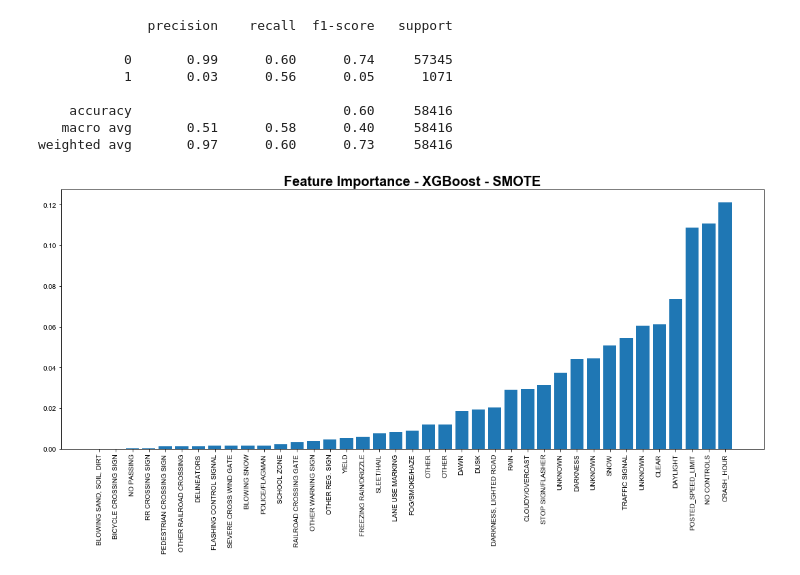
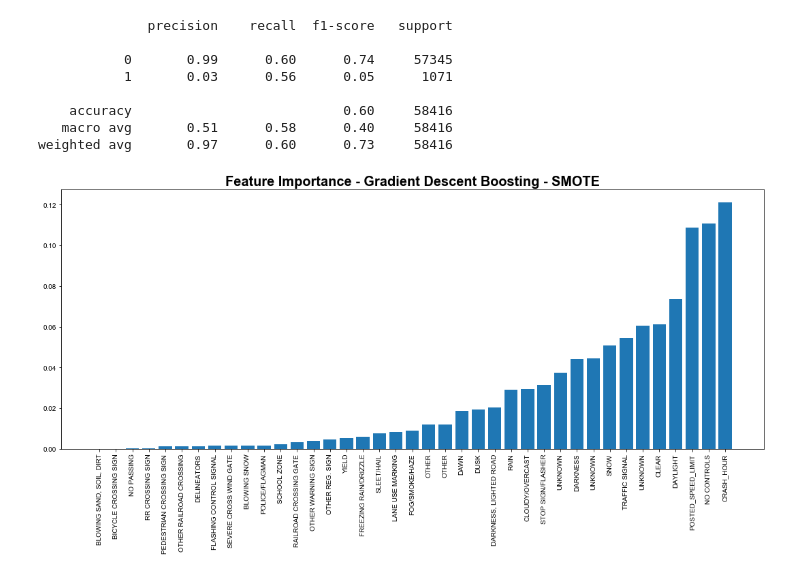
Before and after one commit to Morgan-Sell/chi-traffic-accidents, a Jupyter notebook: chi-transport-v2.ipynb, the cells around one changed output. Drawn from its saved outputs; the diff is of its cells as text; code cells hidden in the pictures.

```diff
--- a/chi-transport-v2.ipynb
+++ b/chi-transport-v2.ipynb
@@ -309,0 +453,8 @@ weighted avg       0.97      0.52      0.67     58416
+# %%
+#plt.figure(figsize=(12,6))
+#plot_importance(xgboost_scld)
+
+plt.rcParams['figure.figsize'] = (12,6)
+plot_importance(xgboost_scld)
+plt.title("Feature Importance - XGBoost w/ Oversampling", fontsize=16)
+plt.tight_layout();
@@ -361,10 +518,10 @@ print(classification_report(y_1_test, y_1_pred_xgbt))
 weighted avg       0.96      0.98      0.97     58416
 # %%
 # Gradient Boost (NO oversampler)
-xgbt_model_os = GradientBoostingClassifier(learning_rate=0.1, n_estimators=1000)
-xgbt_model_os.fit(X_1_train_os, y_1_train_os.ravel())
-y_1_pred_xgbt_os = xgbt_model_os.predict(X_1_test)
-print(classification_report(y_1_test, y_1_pred_xgbt_os))
+gdbt_model_os = GradientBoostingClassifier(learning_rate=0.1, n_estimators=1000)
+gdbt_model_os.fit(X_1_train_os, y_1_train_os.ravel())
+y_1_pred_gdbt_os = xgbt_model_os.predict(X_1_test)
+print(classification_report(y_1_test.ravel(), y_1_pred_gdbt_os))
 # %% [output]
               precision    recall  f1-score   support
 
@@ -375,18 +532,19 @@ print(classification_report(y_1_test, y_1_pred_xgbt_os))
    macro avg       0.51      0.58      0.40     58416
 weighted avg       0.97      0.60      0.73     58416
 # %%
-xgbt_os_feat_scores = pd.DataFrame({'Fraction of Samples Affected' : xgbt_model_os.feature_importances_},
+# "NO CONTROLS" is a variable of the "TRAFFIC_CONTROL_DEVICE"
+gdbt_os_feat_scores = pd.DataFrame({'Fraction of Samples Affected' : gdbt_model_os.feature_importances_},
                                    index=X_1_dum.columns)
-xgbt_os_feat_scores = xgbt_os_feat_scores.sort_values(by='Fraction of Samples Affected')
+gdbt_os_feat_scores = xgbt_os_feat_scores.sort_values(by='Fraction of Samples Affected')
 
 fig, ax = plt.subplots(figsize=(15,8))
-pos = np.arange(1, len(xgbt_os_feat_scores)+1)
-ax.bar(x=pos, height=xgbt_os_feat_scores['Fraction of Samples Affected'])
+pos = np.arange(1, len(gdbt_os_feat_scores)+1)
+ax.bar(x=pos, height=gdbt_os_feat_scores['Fraction of Samples Affected'])
 
-ax.set_title("Feature Importance - XGBoost - SMOTE", fontsize=20, fontweight='bold')
+ax.set_title("Feature Importance - Gradient Descent Boosting - SMOTE", fontsize=20, fontweight='bold')
 ax.xaxis.set_ticks(pos)
-ax.set_xticklabels(labels=xgbt_os_feat_scores.index, rotation=90)
+ax.set_xticklabels(labels=gdbt_os_feat_scores.index, rotation=90)
 
 fig.tight_layout();
 # %% [output]
-[figure, old version]
+[figure, new version]
```
Also changed, not shown: parts of 20 cells of this notebook.
